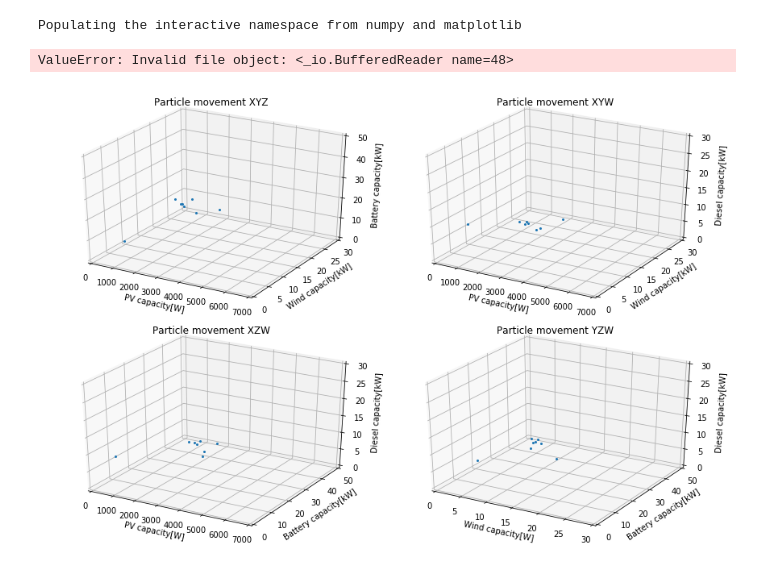
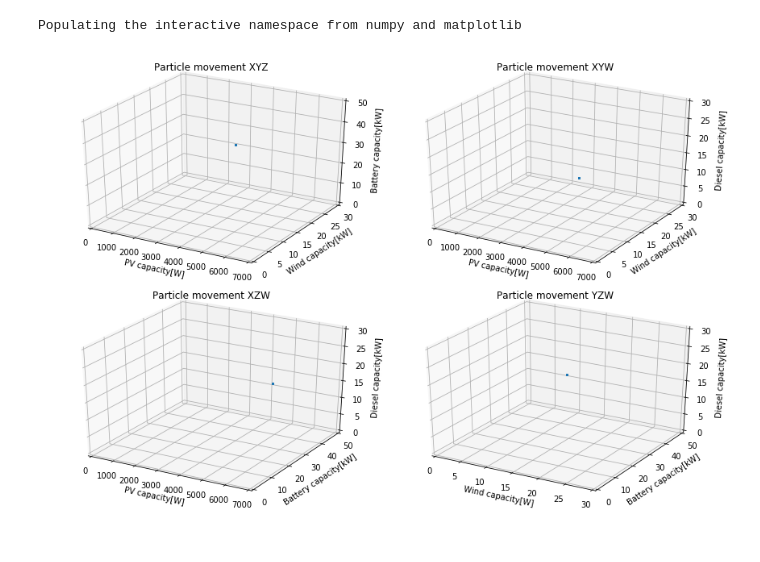
Before and after one commit to insideman02468/Miniconda, a Jupyter notebook: PSO/Microgrid optimization/In objective approach/MicrogridPSO.ipynb, the cells around one changed output. Drawn from its saved outputs; the diff is of its cells as text; code cells hidden in the pictures.

Commit message:
Modified animation

```diff
--- a/PSO/Microgrid optimization/In objective approach/MicrogridPSO.ipynb
+++ b/PSO/Microgrid optimization/In objective approach/MicrogridPSO.ipynb
@@ -114,10 +114,9 @@ f.write(f_content)  # 引数の文字列をファイルに書き込む
 f.close()  # ファイルを閉じる
 # %%
 #アニメーションの書き出し
-#Make_animation("Result/all_particle_data.npy")
+Make_animation("Result/all_particle_data.npy")
 # %% [output]
-ValueError: Invalid file object: <_io.BufferedReader name=48>
-[figure, old version]
+[figure, new version]
 # %%
 PSO.best['SCL']
 # %%
```
Also changed, not shown: 3 other files.
